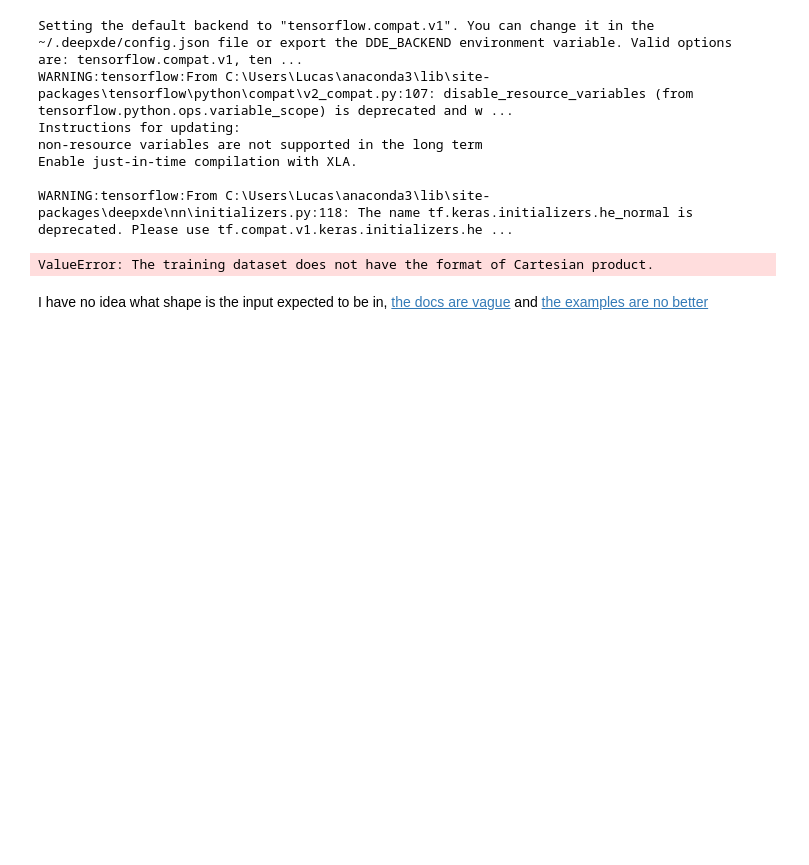
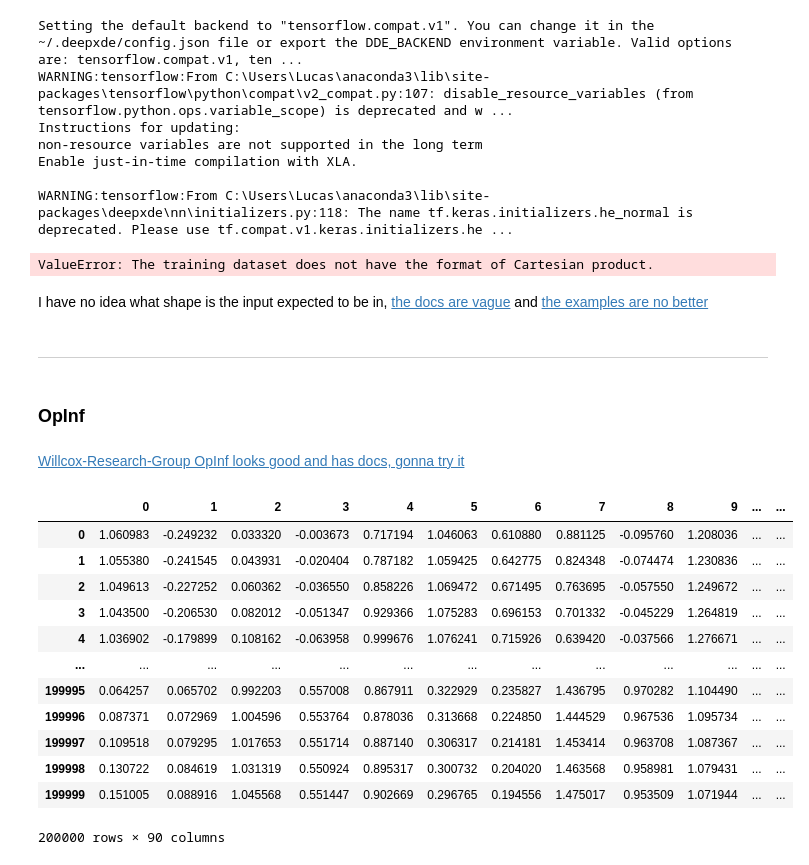
Before and after one commit to LRAbbade/PCS5042, a Jupyter notebook: Problem 3.ipynb, the cells around one changed output. Cells and saved outputs as stored; diff of their text form; code cells hidden in the pictures; blank space fills up the shorter version.

```diff
--- a/Problem 3.ipynb
+++ b/Problem 3.ipynb
@@ -162,3 +162,25 @@ data = dde.data.TripleCartesianProd(X_train, np.array(y_train), X_test, y_test)
 ValueError: The training dataset does not have the format of Cartesian product.
 # %% [markdown]
 I have no idea what shape is the input expected to be in, [the docs are vague](https://deepxde.readthedocs.io/en/latest/modules/deepxde.data.html#deepxde.data.triple.TripleCartesianProd) and [the examples are no better](https://deepxde.readthedocs.io/en/latest/demos/operator/antiderivative_aligned.html#complete-code)
+# %% [markdown]
+---
+# %% [markdown]
+### OpInf
+# %% [markdown]
+[Willcox-Research-Group OpInf looks good and has docs, gonna try it](https://willcox-research-group.github.io/rom-operator-inference-Python3/content/index.html)
+# %%
+reduced_data
+# %% [output]
+|  | 0 | 1 | 2 | 3 | 4 | 5 | 6 | 7 | 8 | 9 | ... | ... |
+| 0 | 1.060983 | -0.249232 | 0.033320 | -0.003673 | 0.717194 | 1.046063 | 0.610880 | 0.881125 | -0.095760 | 1.208036 | ... | ... |
+| 1 | 1.055380 | -0.241545 | 0.043931 | -0.020404 | 0.787182 | 1.059425 | 0.642775 | 0.824348 | -0.074474 | 1.230836 | ... | ... |
+| 2 | 1.049613 | -0.227252 | 0.060362 | -0.036550 | 0.858226 | 1.069472 | 0.671495 | 0.763695 | -0.057550 | 1.249672 | ... | ... |
+| 3 | 1.043500 | -0.206530 | 0.082012 | -0.051347 | 0.929366 | 1.075283 | 0.696153 | 0.701332 | -0.045229 | 1.264819 | ... | ... |
+| 4 | 1.036902 | -0.179899 | 0.108162 | -0.063958 | 0.999676 | 1.076241 | 0.715926 | 0.639420 | -0.037566 | 1.276671 | ... | ... |
+| ... | ... | ... | ... | ... | ... | ... | ... | ... | ... | ... | ... | ... |
+| 199995 | 0.064257 | 0.065702 | 0.992203 | 0.557008 | 0.867911 | 0.322929 | 0.235827 | 1.436795 | 0.970282 | 1.104490 | ... | ... |
+| 199996 | 0.087371 | 0.072969 | 1.004596 | 0.553764 | 0.878036 | 0.313668 | 0.224850 | 1.444529 | 0.967536 | 1.095734 | ... | ... |
+| 199997 | 0.109518 | 0.079295 | 1.017653 | 0.551714 | 0.887140 | 0.306317 | 0.214181 | 1.453414 | 0.963708 | 1.087367 | ... | ... |
+| 199998 | 0.130722 | 0.084619 | 1.031319 | 0.550924 | 0.895317 | 0.300732 | 0.204020 | 1.463568 | 0.958981 | 1.079431 | ... | ... |
+| 199999 | 0.151005 | 0.088916 | 1.045568 | 0.551447 | 0.902669 | 0.296765 | 0.194556 | 1.475017 | 0.953509 | 1.071944 | ... | ... |
+200000 rows × 90 columns
```
Also changed, not shown: parts of 8 cells of this notebook, 2 other files.
